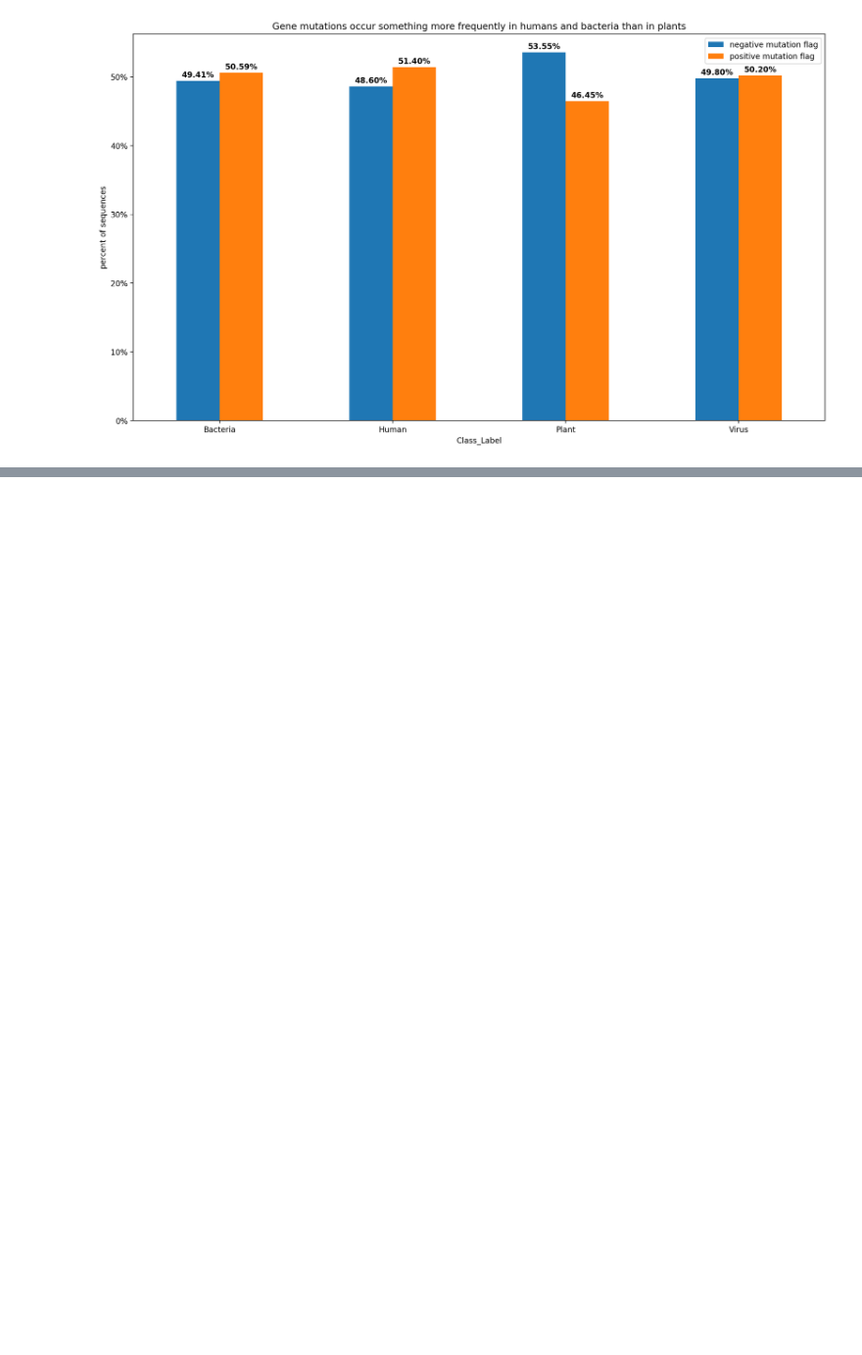
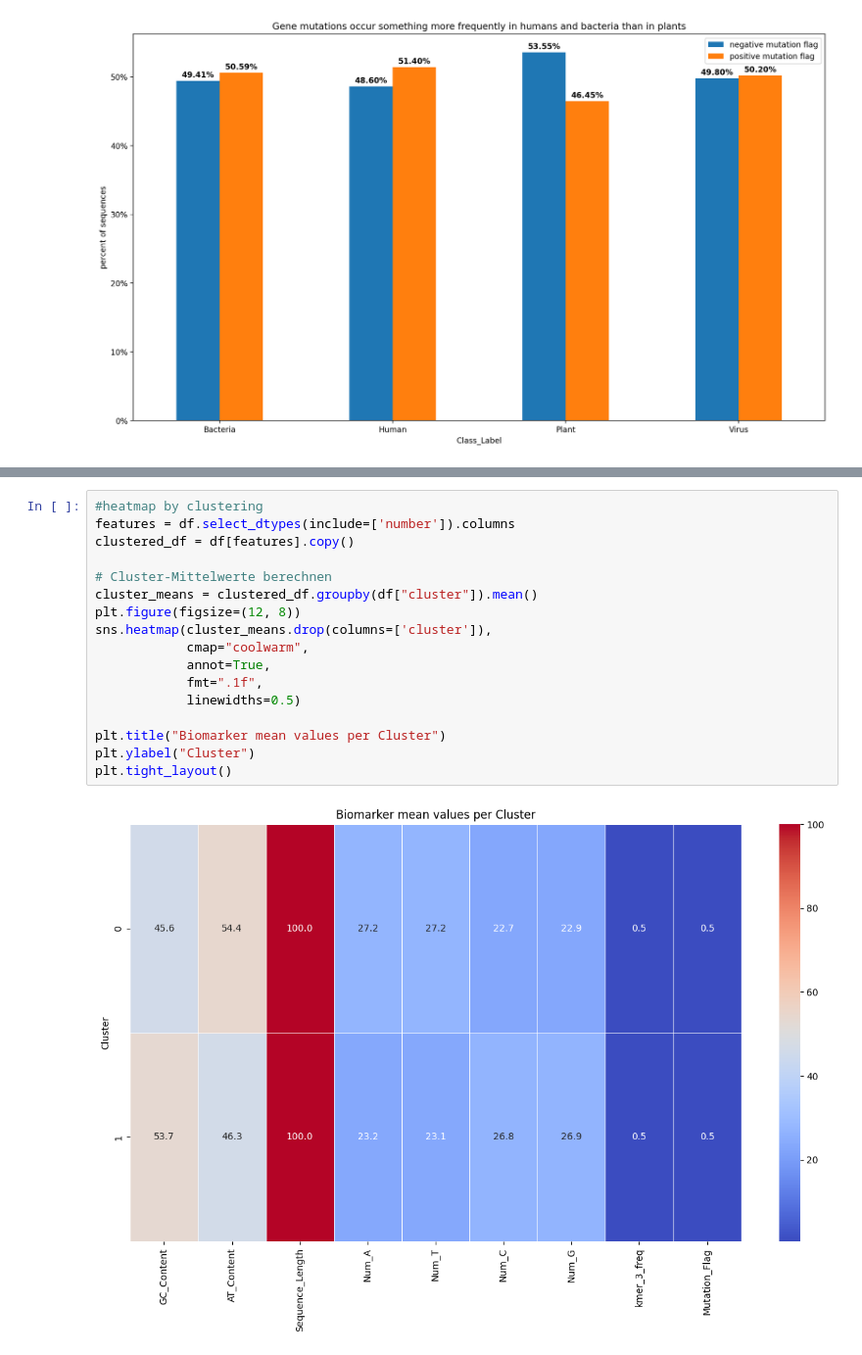
Before and after one commit to YamenNahhas/my-data-project, a Jupyter notebook: notebooks/DNA classification/DNA_data.ipynb, the cells around one changed output, grey strips where cells are left out. Shown at 98% size. Saved outputs shown, nothing was run; the diff lists cells and outputs as text; blank space fills up the shorter version.

```diff
--- a/notebooks/DNA classification/DNA_data.ipynb
+++ b/notebooks/DNA classification/DNA_data.ipynb
@@ -215,0 +266,19 @@ kmer_3_freq p-value: 0.8147752662028044
+# %%
+#heatmap by clustering
+features = df.select_dtypes(include=['number']).columns
+clustered_df = df[features].copy()
+
+# Cluster-Mittelwerte berechnen
+cluster_means = clustered_df.groupby(df["cluster"]).mean()
+plt.figure(figsize=(12, 8))
+sns.heatmap(cluster_means.drop(columns=['cluster']),
+            cmap="coolwarm",
+            annot=True,
+            fmt=".1f",
+            linewidths=0.5)
+
+plt.title("Biomarker mean values per Cluster")
+plt.ylabel("Cluster")
+plt.tight_layout()
+# %% [output]
+[figure, added]
```
Also changed, not shown: parts of 5 cells of this notebook.
